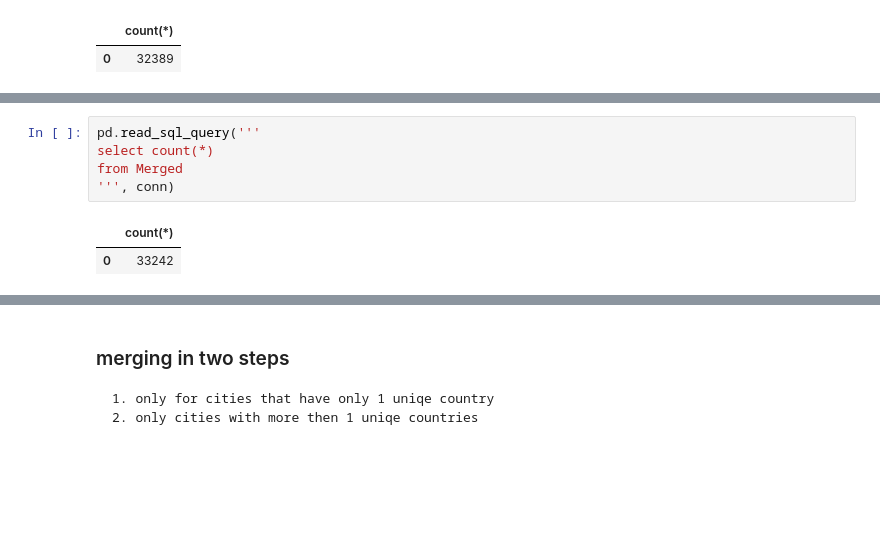
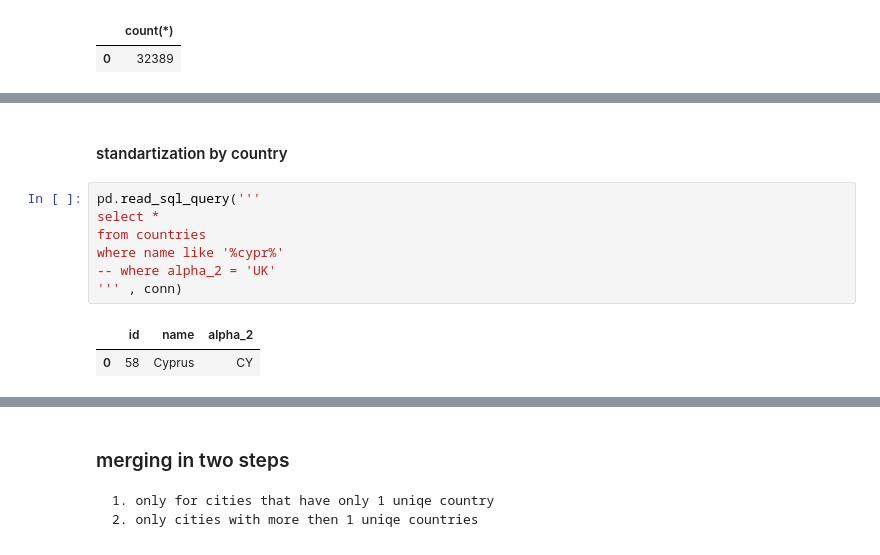
Before and after one commit to Mark-Rozenberg/Foobal-Climate, a Jupyter notebook: climate.ipynb, the cells around one changed output, grey strips where cells are left out. Cells and saved outputs as stored; diff of their text form; blank space fills up the shorter version.

```diff
--- a/climate.ipynb
+++ b/climate.ipynb
@@ -24,8 +136,12 @@ where city in(select SUBSTR(name, 1, INSTR(name, ',') - 1) from locations)
+# %% [markdown]
+#### standartization by country
 # %%
 pd.read_sql_query('''
-select count(*)
-from Merged
-''', conn)
+select *
+from countries
+where name like '%cypr%'
+-- where alpha_2 = 'UK'
+''' , conn)
 # %% [output]
-|  | count(*) |
-| 0 | 33242 |
+|  | id | name | alpha_2 |
+| 0 | 58 | Cyprus | CY |
```
Also changed, not shown: parts of 23 cells of this notebook, 5 other files.
